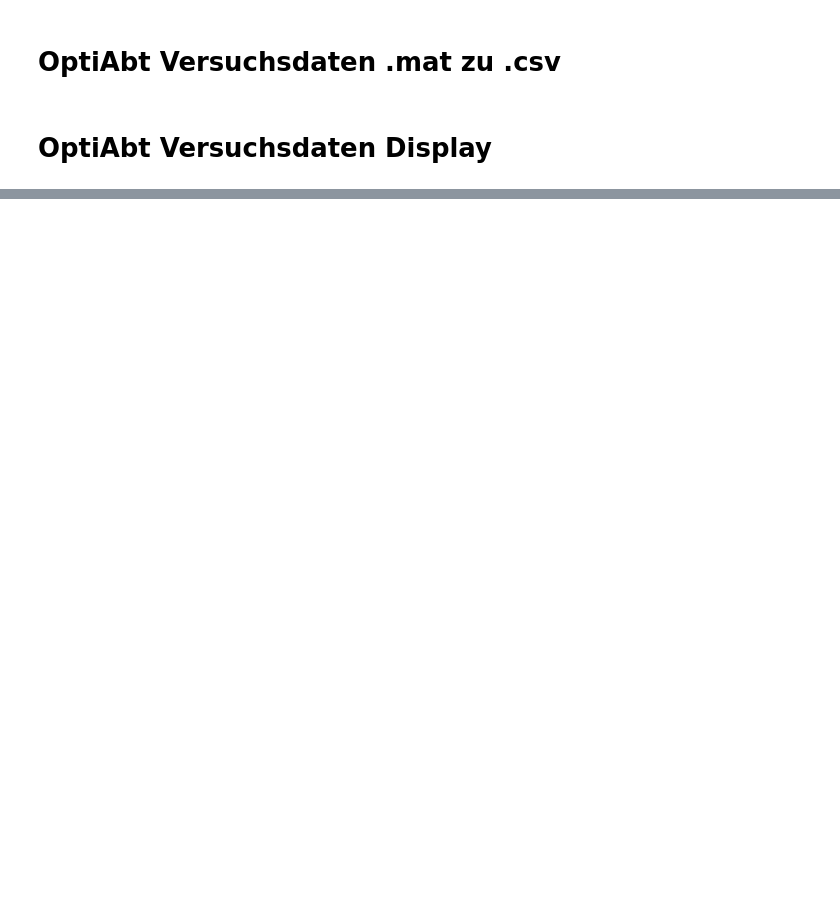
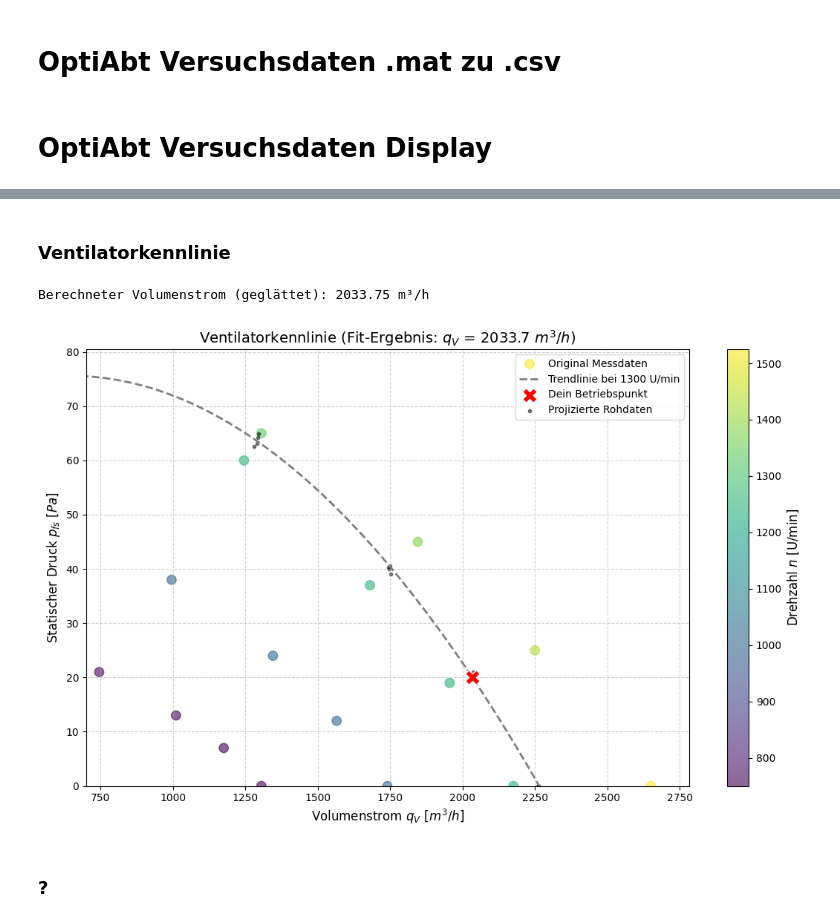
Before and after one commit to RWTH-EBC/vclibpy, a Jupyter notebook: frost_evaporator_nba/notebooks/OptiAbt_Daten_management.ipynb, the cells around one changed output, grey strips where cells are left out. Saved outputs shown, nothing was run; the diff lists cells and outputs as text; code cells hidden in the pictures; blank space fills up the shorter version.

```diff
--- a/frost_evaporator_nba/notebooks/OptiAbt_Daten_management.ipynb
+++ b/frost_evaporator_nba/notebooks/OptiAbt_Daten_management.ipynb
@@ -422,11 +728,13 @@ for VERSUCH_NR in EXPERIMENT_IDS:
+# %% [markdown]
+### Ventilatorkennlinie
 # %%
 import pandas as pd
 import matplotlib.pyplot as plt
 import numpy as np
 
 # --- 1. DEINE EINGABEN ---
-n_input = 1100   # Deine gemessene Drehzahl
-p_input = 20     # Dein gemessener Druck
+n_input = 1300   # Deine gemessene Drehzahl
+p_input = 20     # Dein gemessenes Druck-Delta
 file_path = r"D:\mbc_nba\OptiAbt_Daten\Ventilatorkennlinie_Daten.csv"
 
 # --- 2. DATEN LADEN ---
@@ -465,30 +773,35 @@ plt.figure(figsize=(11, 7))
 
 # A) Originale Messdaten (Hintergrund)
 sc = plt.scatter(df['qV'], df['p_fs'], c=df['n'], cmap='viridis', s=80, alpha=0.6, label='Original Messdaten')
 cbar = plt.colorbar(sc)
 cbar.set_label('Drehzahl $n$ [U/min]', fontsize=12)
 
 # B) Die berechnete "Smooth"-Kurve für 1100 U/min
 # Wir erzeugen uns schöne x-Werte für eine glatte Linie
 q_smooth = np.linspace(0, q_scaled.max() * 1.1, 200)
 p_smooth = p_func(q_smooth)
 
 plt.plot(q_smooth, p_smooth, color='gray', linestyle='--', linewidth=2, label=f'Trendlinie bei {n_input} U/min')
 
 # C) Deinen Punkt einzeichnen
 plt.scatter(q_ergebnis, p_input, color='red', marker='X', s=200, label='Dein Betriebspunkt', zorder=5, edgecolor='white')
 
 # D) Optional: Die projizierte Punktwolke (damit man sieht, wie gut der Fit ist)
 plt.scatter(q_scaled, p_scaled, color='black', marker='.', alpha=0.5, label='Projizierte Rohdaten')
 
 # Beschriftung und Layout
 plt.title(f"Ventilatorkennlinie (Fit-Ergebnis: $q_V$ = {q_ergebnis:.1f} $m^3/h$)", fontsize=14)
 plt.xlabel("Volumenstrom $q_V$ [$m^3/h$]", fontsize=12)
 plt.ylabel("Statischer Druck $p_{fs}$ [$Pa$]", fontsize=12)
 plt.grid(True, linestyle='--', alpha=0.6)
 plt.legend(loc='upper right')
 plt.ylim(bottom=0)
 plt.xlim(left=700)
 
 plt.tight_layout()
 plt.show()
+# %% [output]
+Berechneter Volumenstrom (geglättet): 2033.75 m³/h
+[figure, added]
+# %% [markdown]
+### ?
```
Also changed, not shown: parts of 16 cells of this notebook, 15 other files.
